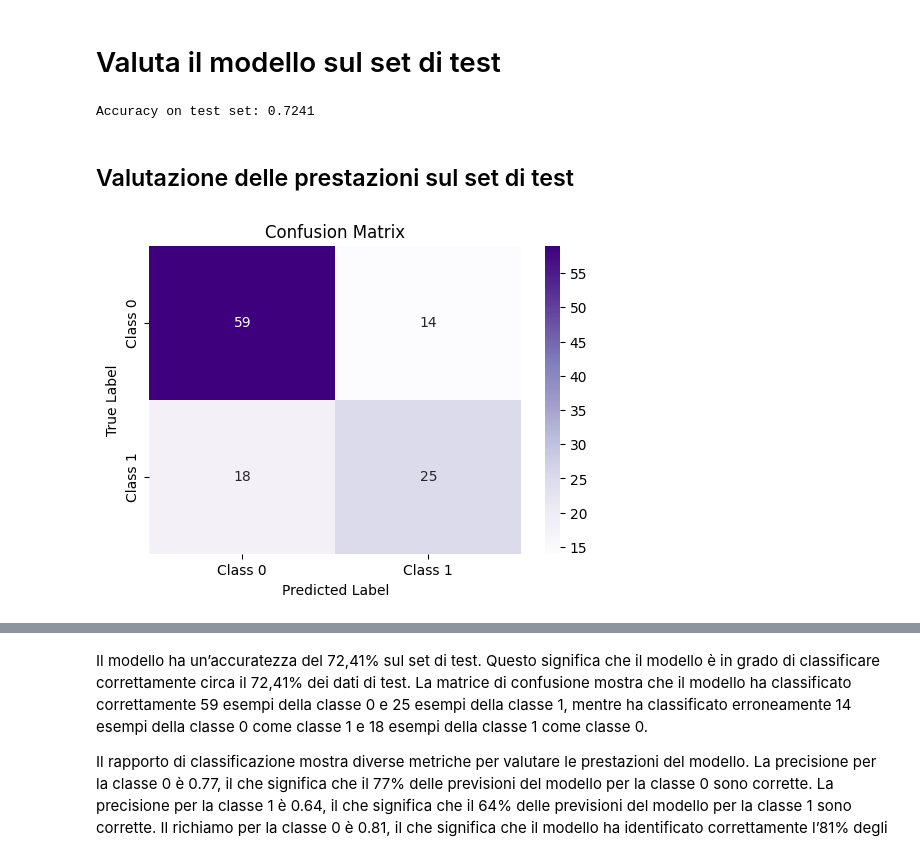
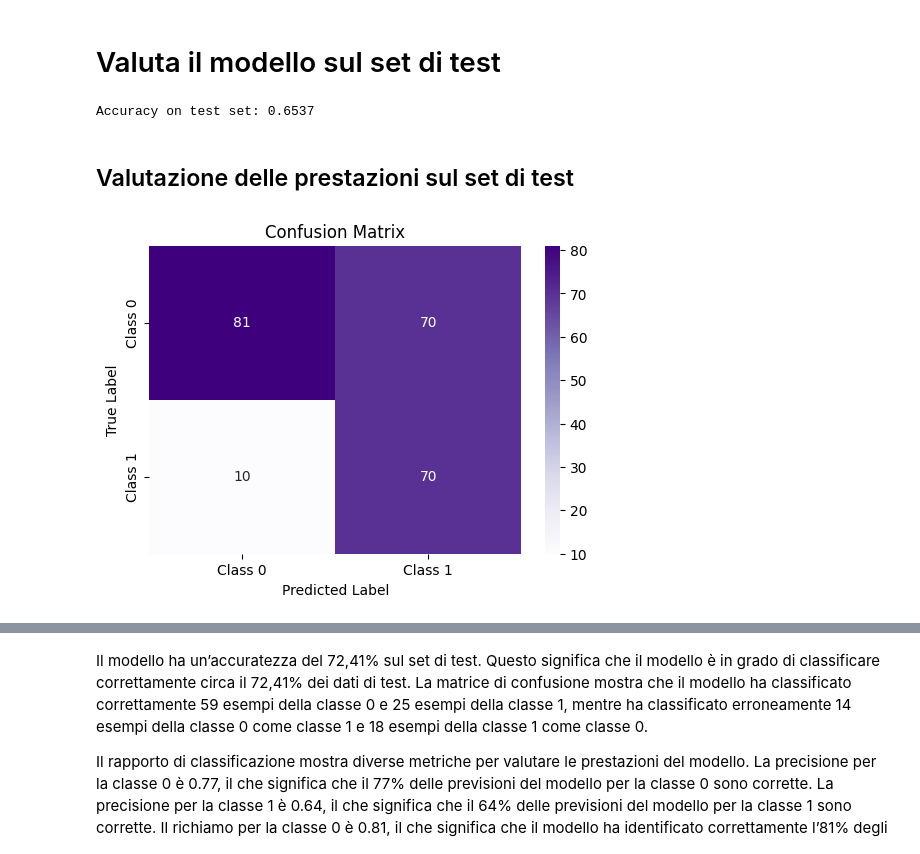
Before and after one commit to SigFerdo/MachineLearning, a Jupyter notebook: neural_network.ipynb, the cells around one changed output, grey strips where cells are left out. Saved outputs shown, nothing was run; the diff lists cells and outputs as text; code cells hidden in the pictures.

Commit message:
fixed and added weights on datas

```diff
--- a/neural_network.ipynb
+++ b/neural_network.ipynb
@@ -137,5 +119,5 @@ counter = 0  # Contatore per il numero di epoche senza miglioramento
 # %%
-# Addestra il modello
+# Addestro il modello
 num_epochs=1000
 for epoch in range(num_epochs):
     model.train()
@@ -150,16 +132,17 @@ for epoch in range(num_epochs):
     epoch_loss_avg=epoch_loss_sum/len(train_loader)
     print(f'Epoch [{epoch + 1}/{num_epochs}], Loss: {epoch_loss_avg:.4f}')
 
-    # Verifica se l'accuratezza corrente sul set di validazione è migliore dell'accuratezza migliore finora
+    # Verifico se l'accuratezza corrente sul set di validazione è migliore dell'accuratezza migliore finora
     accuracy_validation=validate_model(model,val_loader)
-    if accuracy_validation-best_accuracy_validation>delta_threshold:
-        best_accuracy_validation=accuracy_validation
+    print(accuracy_validation)
+    if best_accuracy_validation - accuracy_validation>delta_threshold:
+        best_accuracy_validation = accuracy_validation
         counter=0
         torch.save(model.state_dict(),'best_model.pth')
     else:
         counter+=1
 
-    # Stampa l'accuratezza sul set di validazione ogni 10 epoche
+    # Stampo l'accuratezza sul set di validazione ogni 10 epoche
     if (epoch + 1) % 10 == 0:
         print(f'Epoch [{epoch + 1}/{num_epochs}], Accuracy on validation set: {accuracy_validation:.4f}')
 
@@ -194,32 +177,49 @@ model.load_state_dict(torch.load('best_model.pth'))
 # %% [markdown]
 # Valuta il modello sul set di test
 # %%
-# Valuta il modello sul set di test
+# Valuto il modello sul set di test
+model.eval()
+correct = 0
+total = 0
+
 with torch.no_grad():
-    model.eval()
-    outputs = model(X_test)
-    _tmp, test_predictions = torch.max(outputs.data, 1)
-    accuracy = (test_predictions == y_test).float().mean()
-    print(f'Accuracy on test set: {accuracy:.4f}')
+    for features, labels in test_loader:
+        outputs = model(features)
+        _tmp, test_predictions = torch.max(outputs.data, 1)
+        total += labels.size(0)
+        correct += (test_predictions == labels).sum().item()
+
+accuracy = correct/total
+print(f'Accuracy on test set: {accuracy:.4f}')
 # %% [output]
-Accuracy on test set: 0.7241
+Accuracy on test set: 0.6537
 # %% [markdown]
 ## Valutazione delle prestazioni sul set di test
 # %%
 # Compute confusion matrix
-cm = confusion_matrix(test_labels, test_predictions)
+y_true = []
+y_pred = []
+
+with torch.no_grad():
+    for features, labels in test_loader:
+        outputs = model(features)
+        _tmp, test_predictions = torch.max(outputs.data, 1)
+        y_true.extend(labels.tolist())
+        y_pred.extend(test_predictions.tolist())
+
+cm = confusion_matrix(y_true, y_pred)
 
 # Define class labels
 class_labels = ['Class 0', 'Class 1']
 
 # Create the heatmap
 plt.figure(figsize=(6, 4))
 sns.heatmap(cm, annot=True, fmt='d', cmap='Purples',
             xticklabels=class_labels, yticklabels=class_labels)
 
 plt.title('Confusion Matrix')
 plt.xlabel('Predicted Label')
 plt.ylabel('True Label')
 plt.show()
 # %% [output]
-[figure, old version]
+[figure, new version]
```
Also changed, not shown: parts of 22 cells of this notebook, 11 other files.
